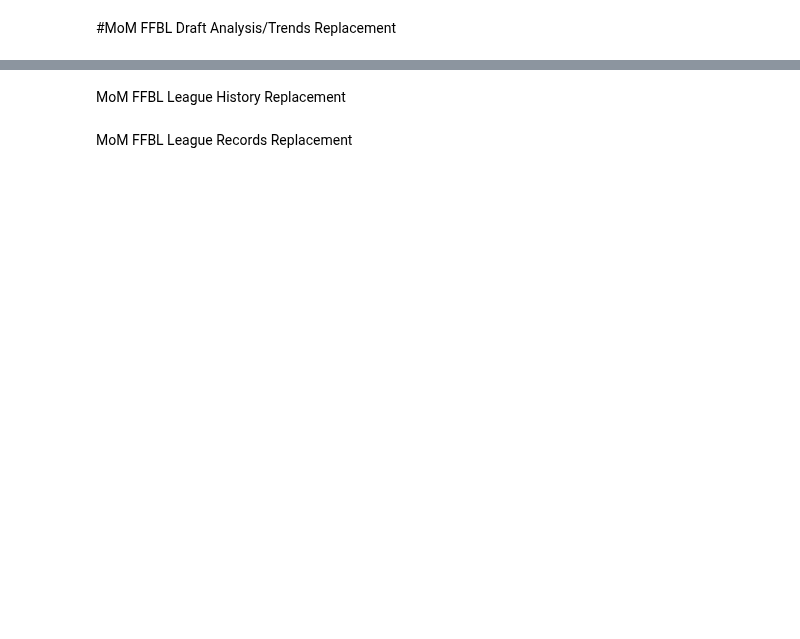
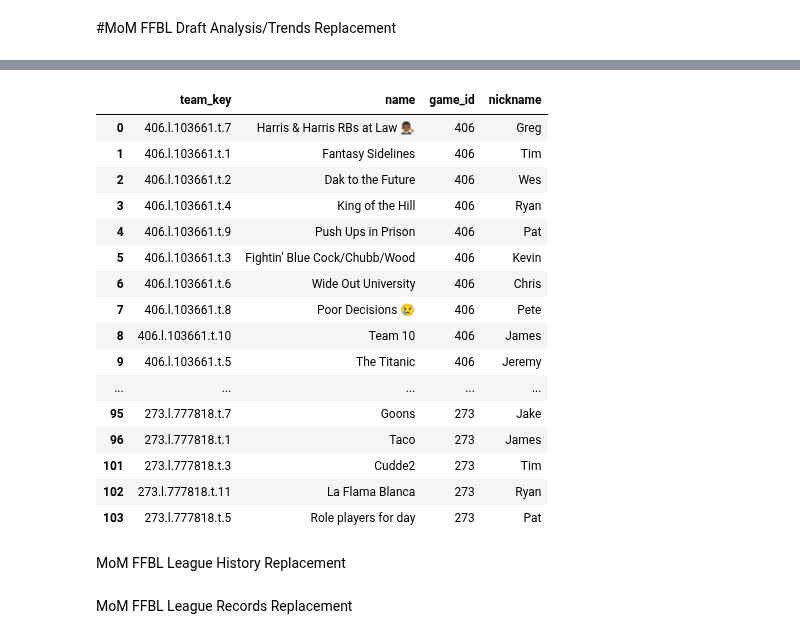
Before and after one commit to cuddebtj/Yahoo_Data, a Jupyter notebook: scripts/worksheet_2.ipynb, the cells around one changed output, grey strips where cells are left out. Cells and saved outputs as stored; diff of their text form; code cells hidden in the pictures; blank space fills up the shorter version.

Commit message:
Updates, Team Name corrections

```diff
--- a/scripts/worksheet_2.ipynb
+++ b/scripts/worksheet_2.ipynb
@@ -1,9 +1,10 @@
 # %%
 import pandas as pd
 import numpy as np
+import yaml
 from pathlib import Path
 
-pd.set_option("display.max_rows", 999)
+pd.set_option("display.max_rows", 9999)
 pd.set_option("display.max_colwidth", 40)
 pd.set_option("display.max_columns", 999)
 pd.set_option("display.precision", 2)
@@ -11,6 +12,7 @@ pd.set_option("display.precision", 2)
 from db_psql_model import DatabaseCursor
 
 PATH = list(Path().cwd().parent.glob("**/private.yaml"))[0]
+OPTION = "-c search_path=dev"
 # %% [markdown]
 MoM FFBL Weekly Rankings Replacement
 # %%
@@ -171,0 +171,10 @@ MoM FFBL Draft Analysis/Trends Replacement
+# %%
+"""
+MoM FFBL Draft Analysis/Trends Replacement
+"""
+draft_query = """SELECT * FROM dev.draftresults"""
+teams_query = """SELECT team_key, name, nickname, game_id FROM dev.leagueteams"""
+draft = DatabaseCursor(PATH, options=OPTION).copy_data_from_postgres(draft_query)
+teams = DatabaseCursor(PATH, options=OPTION).copy_data_from_postgres(teams_query)
+teams
+# %% [output]
@@ -172,3 +183,20 @@ MoM FFBL Draft Analysis/Trends Replacement
+|  | team_key | name | game_id | nickname |
+| 0 | 406.l.103661.t.7 | Harris & Harris RBs at Law 👨🏾‍⚖️ | 406 | Greg |
+| 1 | 406.l.103661.t.1 | Fantasy Sidelines | 406 | Tim |
+| 2 | 406.l.103661.t.2 | Dak to the Future | 406 | Wes |
+| 3 | 406.l.103661.t.4 | King of the Hill | 406 | Ryan |
+| 4 | 406.l.103661.t.9 | Push Ups in Prison | 406 | Pat |
+| 5 | 406.l.103661.t.3 | Fightin’ Blue Cock/Chubb/Wood | 406 | Kevin |
+| 6 | 406.l.103661.t.6 | Wide Out University | 406 | Chris |
+| 7 | 406.l.103661.t.8 | Poor Decisions 😢 | 406 | Pete |
+| 8 | 406.l.103661.t.10 | Team 10 | 406 | James |
+| 9 | 406.l.103661.t.5 | The Titanic | 406 | Jeremy |
+| ... | ... | ... | ... | ... |
+| 95 | 273.l.777818.t.7 | Goons | 273 | Jake |
+| 96 | 273.l.777818.t.1 | Taco | 273 | James |
+| 101 | 273.l.777818.t.3 | Cudde2 | 273 | Tim |
+| 102 | 273.l.777818.t.11 | La Flama Blanca | 273 | Ryan |
+| 103 | 273.l.777818.t.5 | Role players for day | 273 | Pat |
 # %% [markdown]
 MoM FFBL League History Replacement
 # %%
```
Also changed, not shown: parts of 3 cells of this notebook, 3 other files.
